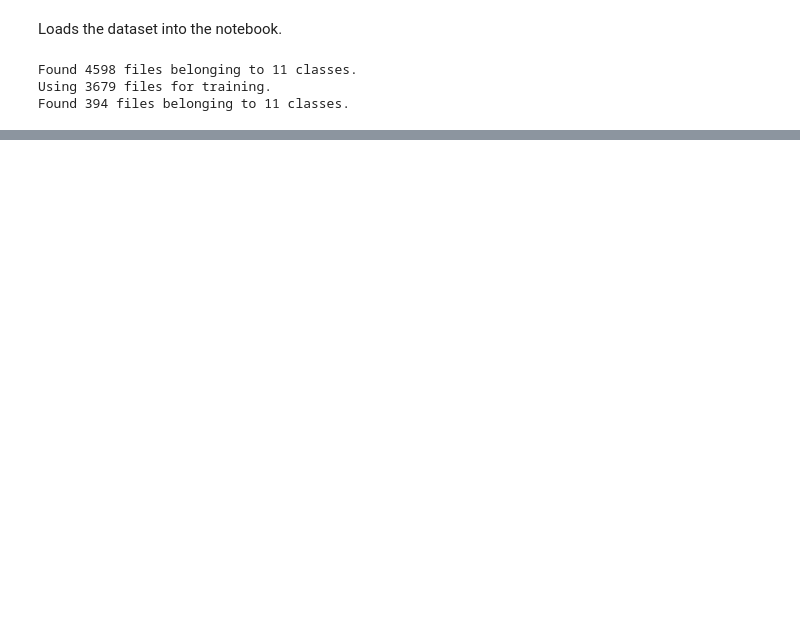
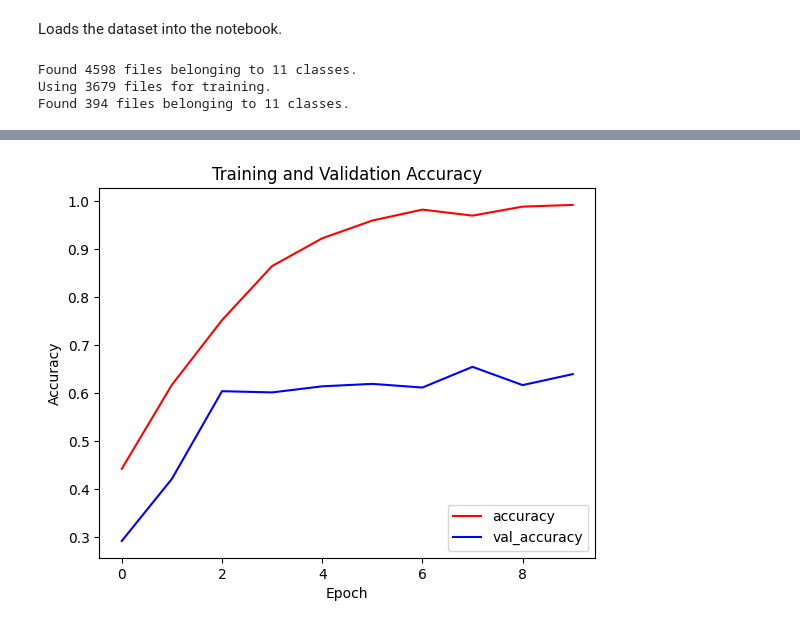
Before and after one commit to pufferfish3e/b25_hackathon, a Jupyter notebook: model.ipynb, the cells around one changed output, grey strips where cells are left out. Cells and saved outputs as stored; diff of their text form; code cells hidden in the pictures; blank space fills up the shorter version.

```diff
--- a/model.ipynb
+++ b/model.ipynb
@@ -37,0 +122,17 @@ Model Architecture:
+# %%
+# train the model.
+
+# set a custom opitmizer to lower the learning rate of the model.
+
+optimizer = tf.keras.optimizers.Adam(learning_rate=0.0001)
+
+model.compile(optimizer=optimizer,
+              loss='sparse_categorical_crossentropy',
+              metrics=['accuracy'])
+# Train the model with the training dataset and validate with the validation dataset.
+epochs = 10
+history = model.fit(
+    train_ds,
+    validation_data=test_ds,
+    epochs=epochs
+)
@@ -37,0 +165,11 @@ Model Architecture:
+# %%
+# Accuracy Values
+plt.plot(history.history['accuracy'], label='accuracy',c='r')
+plt.plot(history.history['val_accuracy'], label='val_accuracy',c='b')
+plt.legend(loc='lower right')
+plt.title('Training and Validation Accuracy')
+plt.xlabel('Epoch')
+plt.ylabel('Accuracy')
+plt.show()
+# %% [output]
+[figure, added]
```
Also changed, not shown: parts of 16 cells of this notebook.
